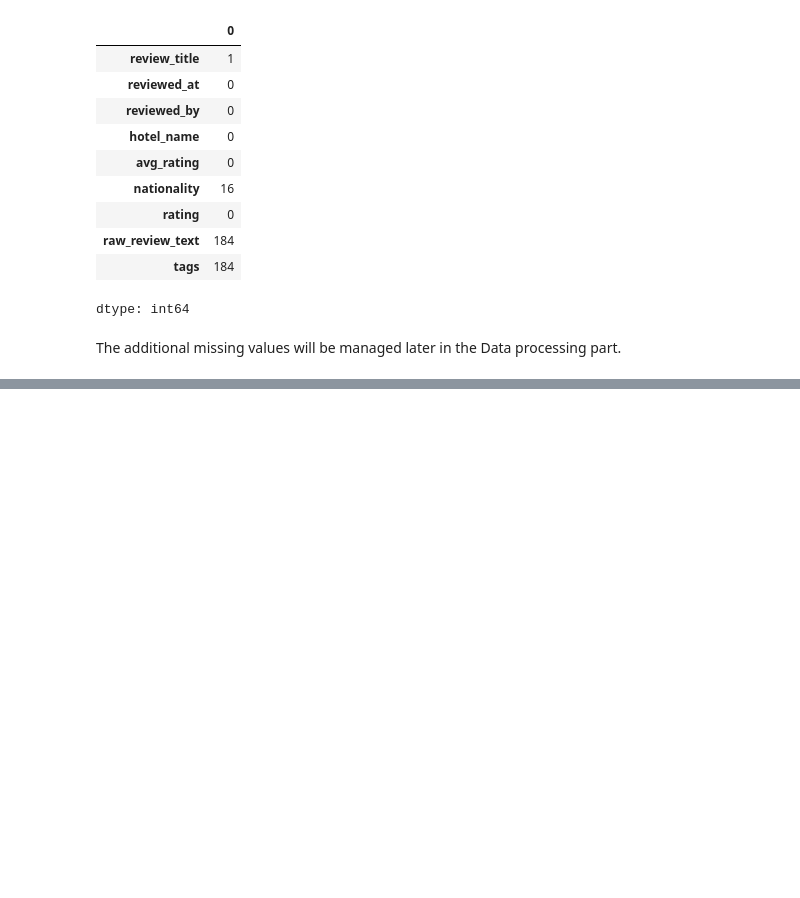
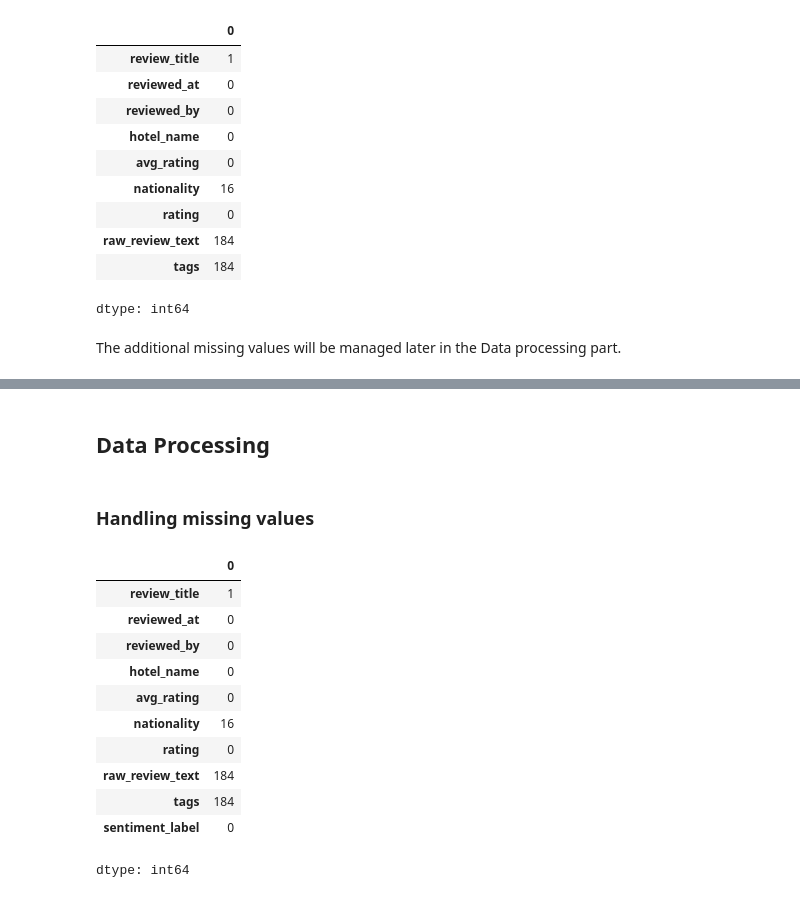
Before and after one commit to KBE25/hotel_sentiment, a Jupyter notebook: notebook.ipynb, the cells around one changed output, grey strips where cells are left out. Cells and saved outputs as stored; diff of their text form; code cells hidden in the pictures; blank space fills up the shorter version.

```diff
--- a/notebook.ipynb
+++ b/notebook.ipynb
@@ -329,0 +442,20 @@ The additional missing values will be managed later in the Data processing part.
+# %% [markdown]
+## Data Processing
+# %% [markdown]
+### Handling missing values
+# %%
+# Current missing values
+df_cleaned.isnull().sum()
+# %% [output]
+|  | 0 |
+| review_title | 1 |
+| reviewed_at | 0 |
+| reviewed_by | 0 |
+| hotel_name | 0 |
+| avg_rating | 0 |
+| nationality | 16 |
+| rating | 0 |
+| raw_review_text | 184 |
+| tags | 184 |
+| sentiment_label | 0 |
+dtype: int64
```
Also changed, not shown: parts of 13 cells of this notebook.
